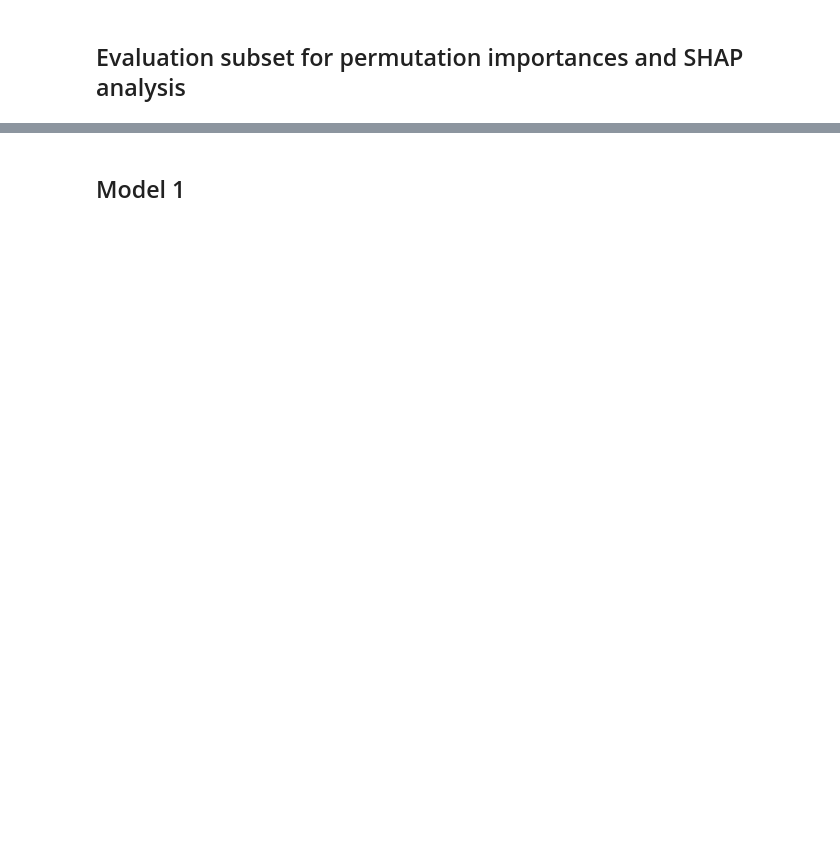
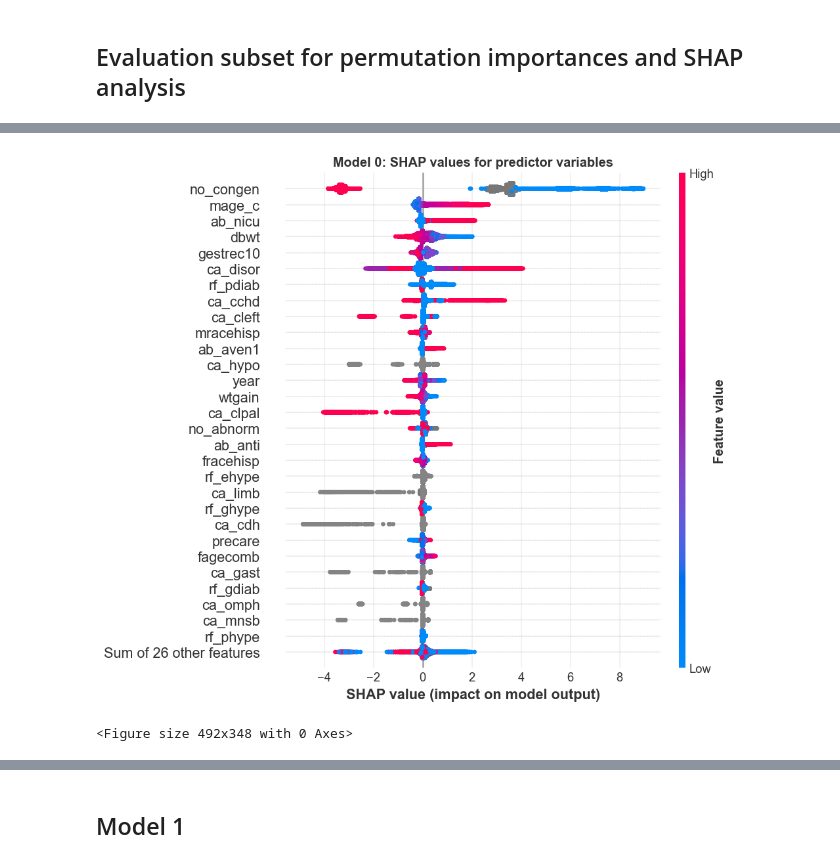
Before and after one commit to frankbuckley/ds-births-populations, a Jupyter notebook: projects/us-birth-certificates/0002-predictors.ipynb, the cells around one changed output, grey strips where cells are left out. Drawn from its saved outputs; the diff is of its cells as text; code cells hidden in the pictures; blank space fills up the shorter version.

```diff
--- a/projects/us-birth-certificates/0002-predictors.ipynb
+++ b/projects/us-birth-certificates/0002-predictors.ipynb
@@ -434,11 +646,16 @@ with plt.rc_context({"axes.titlesize": 12}):
 # %%
 with plt.rc_context({"axes.titlesize": 12}):
     plot = plt.figure()
     ax = plot.subplots()
-    ax.set_title(
-        f"Model {model_idx}: SHAP values for predictor variables"
+    ax.set_title(f"Model {model_idx}: SHAP values for predictor variables")
+    shap.plots.beeswarm(explanation, max_display=30, plot_size=(8, 7))
+    plt.savefig(
+        f"{OUTPUT_DIR}/model_{model_idx}_shap_beeswarm.png",
+        dpi=300,
+        bbox_inches="tight",
     )
-    shap.plots.beeswarm(explanation, max_display=30, plot_size=(8, 7))
-    plt.savefig(f"{OUTPUT_DIR}/model_{model_idx}_shap_beeswarm.png", dpi=300, bbox_inches="tight")
     plt.show()
+# %% [output]
+[figure, added]
+<Figure size 492x348 with 0 Axes>
 # %%
```
Also changed, not shown: parts of 18 cells of this notebook.
